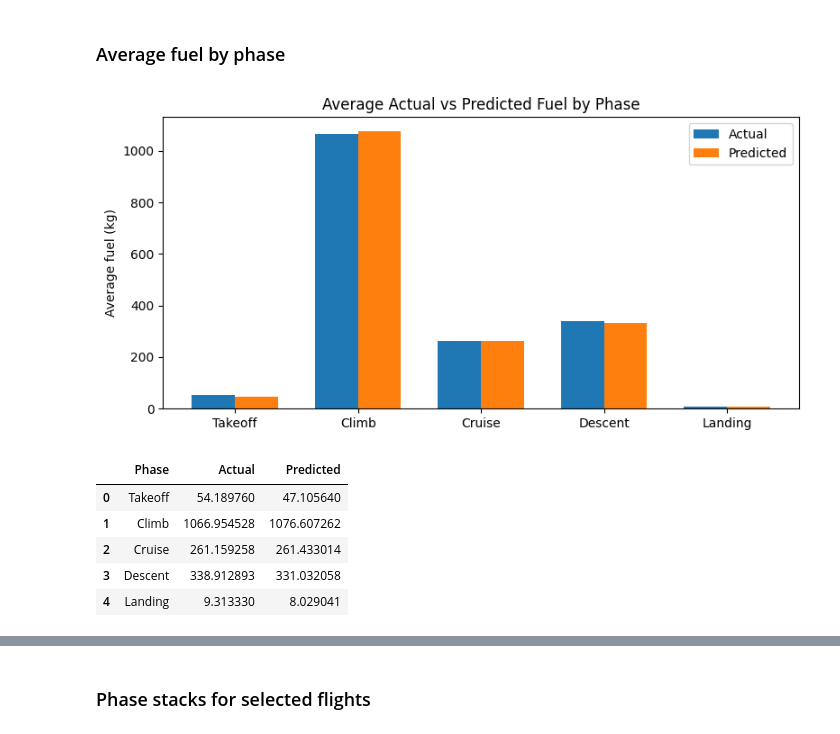
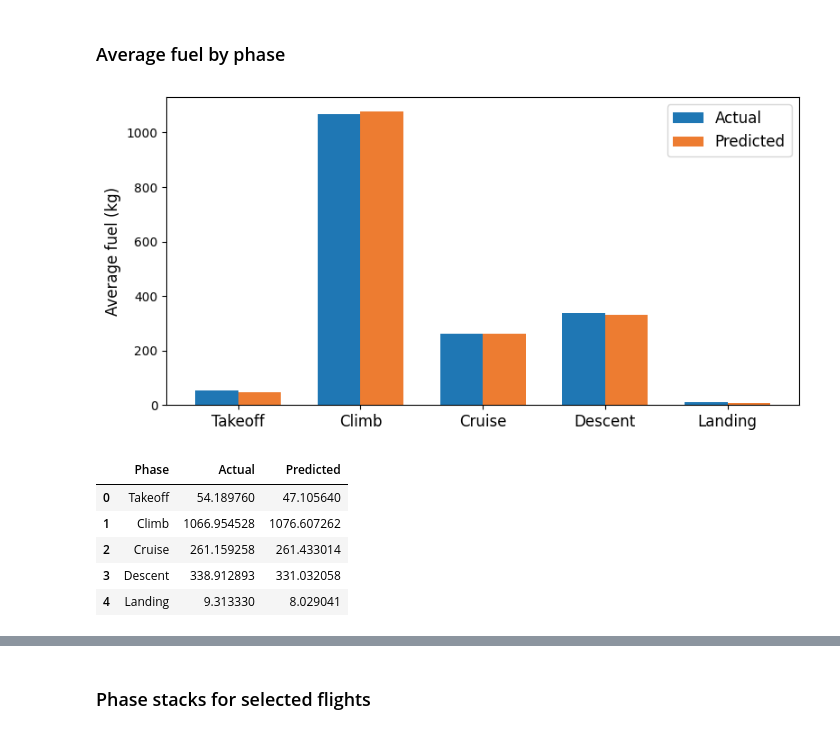
Before and after one commit to emmabergsmo/master-fuel-conumption-estimation-xgboost, a Jupyter notebook: notebooks/xg_boost/total_fuel_pred.ipynb, the cells around one changed output, grey strips where cells are left out. Cells and saved outputs as stored; diff of their text form; code cells hidden in the pictures.

Commit message:
plotting

```diff
--- a/notebooks/xg_boost/total_fuel_pred.ipynb
+++ b/notebooks/xg_boost/total_fuel_pred.ipynb
@@ -208,26 +208,25 @@ plt.show()
 # %%
 phase_compare = pd.DataFrame({
     "Phase": [phase.capitalize() for phase in PHASES],
     "Actual": [pred_all[f"{phase}_fuel"].mean() for phase in PHASES],
     "Predicted": [pred_all[f"pred_{phase}"].mean() for phase in PHASES],
 })
 
 x = np.arange(len(phase_compare))
 width = 0.35
-
 plt.figure(figsize=(8, 4))
 plt.bar(x - width / 2, phase_compare["Actual"], width=width, label="Actual")
-plt.bar(x + width / 2, phase_compare["Predicted"], width=width, label="Predicted")
-plt.xticks(x, phase_compare["Phase"])
-plt.ylabel("Average fuel (kg)")
-plt.title("Average Actual vs Predicted Fuel by Phase")
-plt.legend()
+plt.bar(x + width / 2, phase_compare["Predicted"], width=width, label="Predicted", color="#ED7C31FF")
+plt.xticks(x, phase_compare["Phase"], fontsize=12)
+plt.ylabel("Average fuel (kg)", fontsize=12)
+plt.legend(fontsize=12)
 plt.tight_layout()
+plt.savefig(os.path.join("../../outputs", "phase_compare.png"), dpi=300)
 plt.show()
 
 phase_compare
 # %% [output]
-[figure, old version]
+[figure, new version]
 |  | Phase | Actual | Predicted |
 | 0 | Takeoff | 54.189760 | 47.105640 |
 | 1 | Climb | 1066.954528 | 1076.607262 |
```
Also changed, not shown: parts of 6 cells of this notebook, 5 other files.
